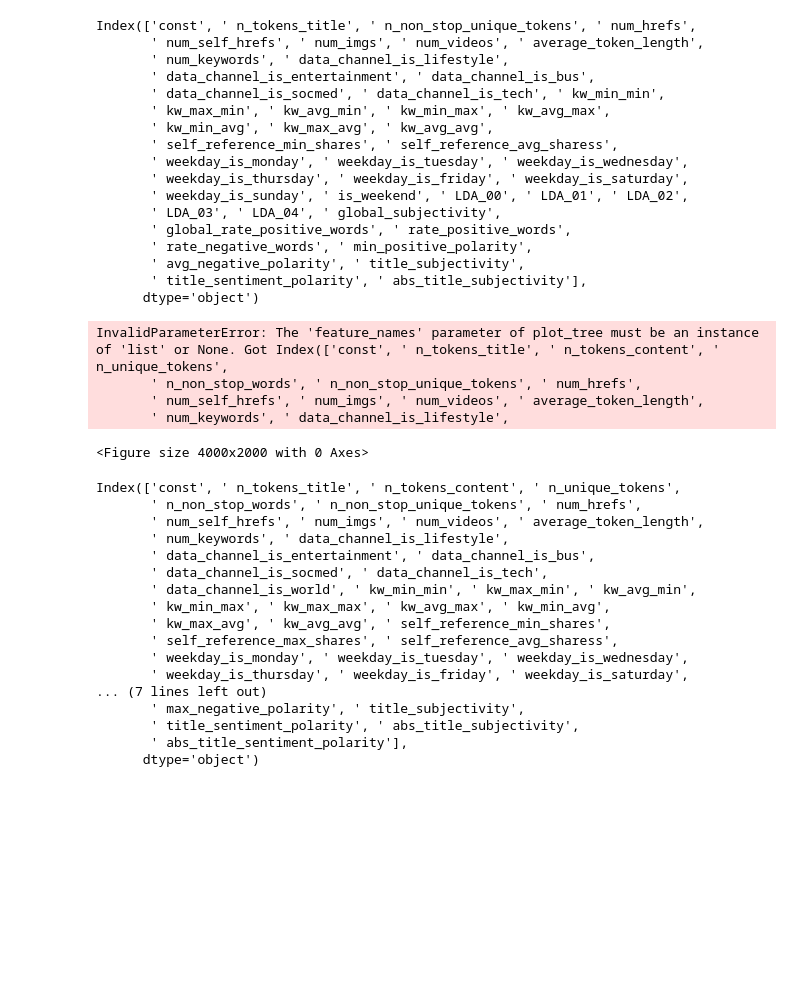
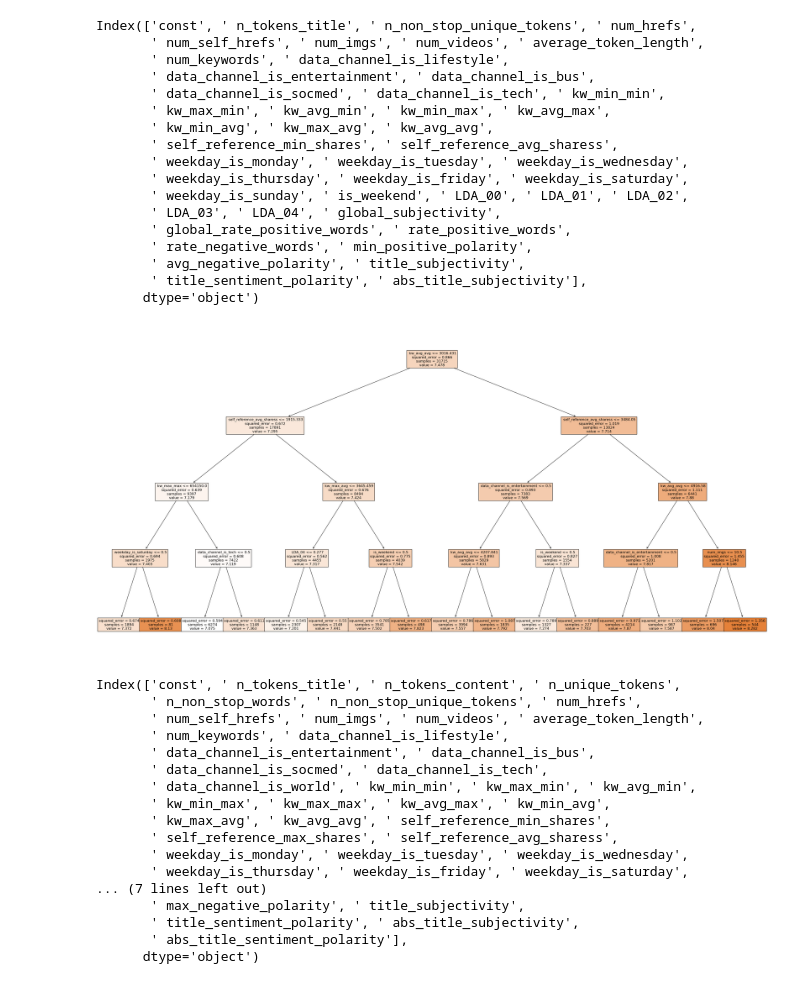
Before and after one commit to stat220/final-lab-aabb-team-group-1, a Jupyter notebook: finalLab.ipynb, the cells around one changed output. Cells and saved outputs as stored; diff of their text form; code cells hidden in the pictures; blank space fills up the shorter version.

Commit message:
Working on Decision Tree section

```diff
--- a/finalLab.ipynb
+++ b/finalLab.ipynb
@@ -173,17 +174,13 @@ Index(['const', ' n_tokens_title', ' n_non_stop_unique_tokens', ' num_hrefs',
 # %%
 reg_tree = DecisionTreeRegressor(random_state=42, max_depth=4, min_samples_leaf=10)
 reg_tree.fit(X_train, y_train)
 y_pred = reg_tree.predict(X_test)
 
 plt.figure(figsize=(40, 20))
-plot_tree(reg_tree, filled=True, feature_names=X_train.columns, fontsize=12)
+plot_tree(reg_tree, filled=True, feature_names=X_train.columns.tolist(), fontsize=12)
 plt.show()
 # %% [output]
-InvalidParameterError: The 'feature_names' parameter of plot_tree must be an instance of 'list' or None. Got Index(['const', ' n_tokens_title', ' n_tokens_content', ' n_unique_tokens',
-       ' n_non_stop_words', ' n_non_stop_unique_tokens', ' num_hrefs',
-       ' num_self_hrefs', ' num_imgs', ' num_videos', ' average_token_length',
-       ' num_keywords', ' data_channel_is_lifestyle',
-<Figure size 4000x2000 with 0 Axes>
+[figure, added]
 # %%
 X.columns
 # %% [output]
```
Also changed, not shown: parts of 4 cells of this notebook.
